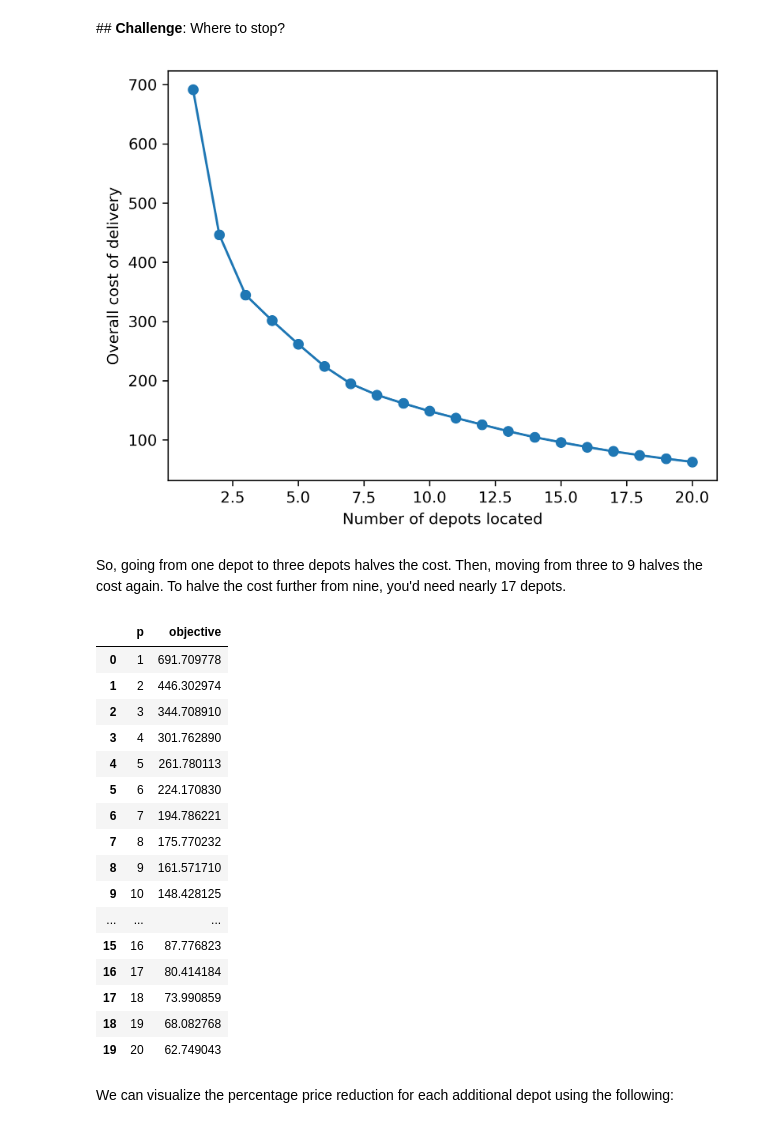
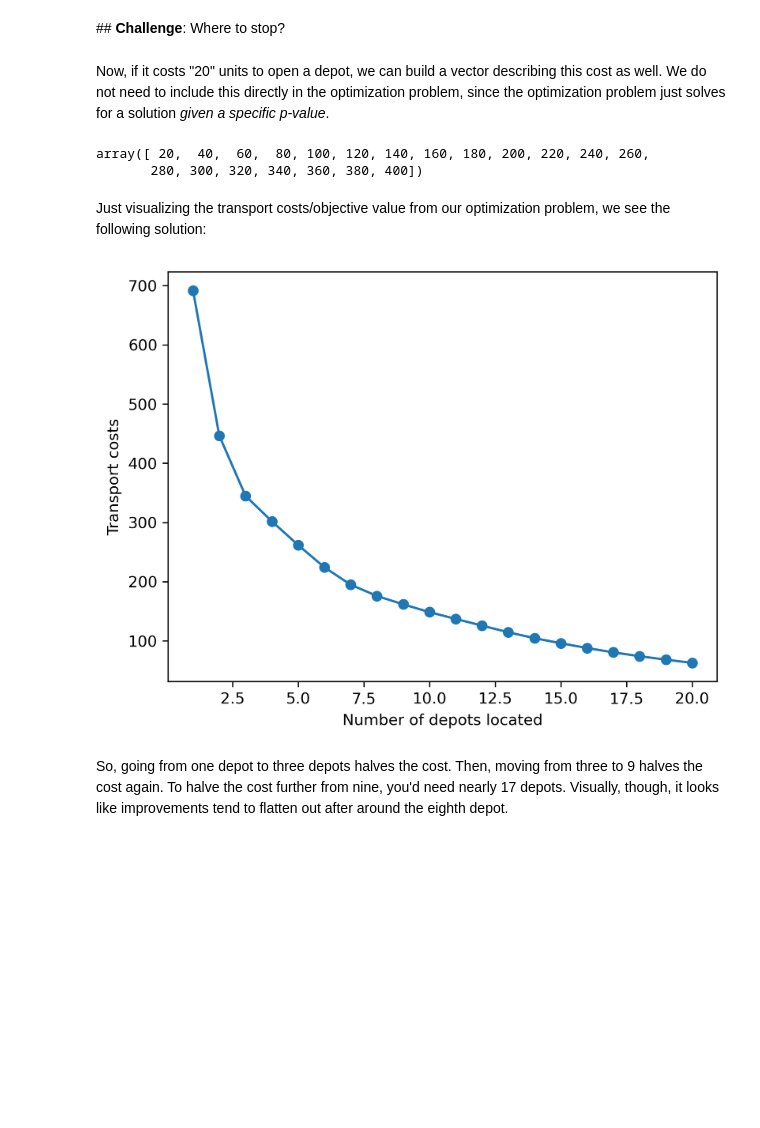
Before and after one commit to ljwolf/intro-to-spatialopt, a Jupyter notebook: answers/01-median-answers.ipynb, the cells around one changed output. Cells and saved outputs as stored; diff of their text form; code cells hidden in the pictures; blank space fills up the shorter version.

```diff
--- a/answers/01-median-answers.ipynb
+++ b/answers/01-median-answers.ipynb
@@ -5,7 +5,7 @@ import geopandas # standard library for geographical data in Python
 import numpy # standard library for numerical and array-based computing
 import spopt # library for spatial optimisation
 # %%
-postcodes = pandas.read_csv("./uk_postcodes.csv")
+postcodes = pandas.read_csv("../uk_postcodes.csv")
 
 # spatialize the data
 postcodes = geopandas.GeoDataFrame(
@@ -233,3 +233,5 @@ models = [
 ]
 # %%
 objective_values = [model.problem.objective.value() for model in models]
+# %% [markdown]
+Now, if it costs "20" units to open a depot, we can build a vector describing this cost as well. We do not need to include this directly in the optimization problem, since the optimization problem just solves for a solution *given a specific p-value*.
@@ -236,36 +240,19 @@ objective_values = [model.problem.objective.value() for model in models]
+# %%
+facility_costs
+# %% [output]
+array([ 20,  40,  60,  80, 100, 120, 140, 160, 180, 200, 220, 240, 260,
+       280, 300, 320, 340, 360, 380, 400])
+# %% [markdown]
+Just visualizing the transport costs/objective value from our optimization problem, we see the following solution:
 # %%
-plt.plot(range(1, 21), objective_values, marker='o')
+plt.plot(range(1, 21),
+         numpy.asarray(objective_values),
+         marker='o'
+        )
 plt.xlabel("Number of depots located")
-plt.ylabel("Overall cost of delivery")
+plt.ylabel("Transport costs")
 plt.show()
 # %% [output]
-[figure, old version]
+[figure, new version]
 # %% [markdown]
-So, going from one depot to three depots halves the cost. Then, moving from three to 9 halves the cost again. To halve the cost further from nine, you'd need nearly 17 depots.
+So, going from one depot to three depots halves the cost. Then, moving from three to 9 halves the cost again. To halve the cost further from nine, you'd need nearly 17 depots. Visually, though, it looks like improvements tend to flatten out after around the eighth depot.
-# %%
-pandas.DataFrame.from_dict(
-    dict(
-    p = range(1,21),
-    objective = objective_values
-    )
-)
-# %% [output]
-|  | p | objective |
-| 0 | 1 | 691.709778 |
-| 1 | 2 | 446.302974 |
-| 2 | 3 | 344.708910 |
-| 3 | 4 | 301.762890 |
-| 4 | 5 | 261.780113 |
-| 5 | 6 | 224.170830 |
-| 6 | 7 | 194.786221 |
-| 7 | 8 | 175.770232 |
-| 8 | 9 | 161.571710 |
-| 9 | 10 | 148.428125 |
-| ... | ... | ... |
-| 15 | 16 | 87.776823 |
-| 16 | 17 | 80.414184 |
-| 17 | 18 | 73.990859 |
-| 18 | 19 | 68.082768 |
-| 19 | 20 | 62.749043 |
-# %% [markdown]
-We can visualize the percentage price reduction for each additional depot using the following:
```
Also changed, not shown: parts of 7 cells of this notebook, 5 other files.
